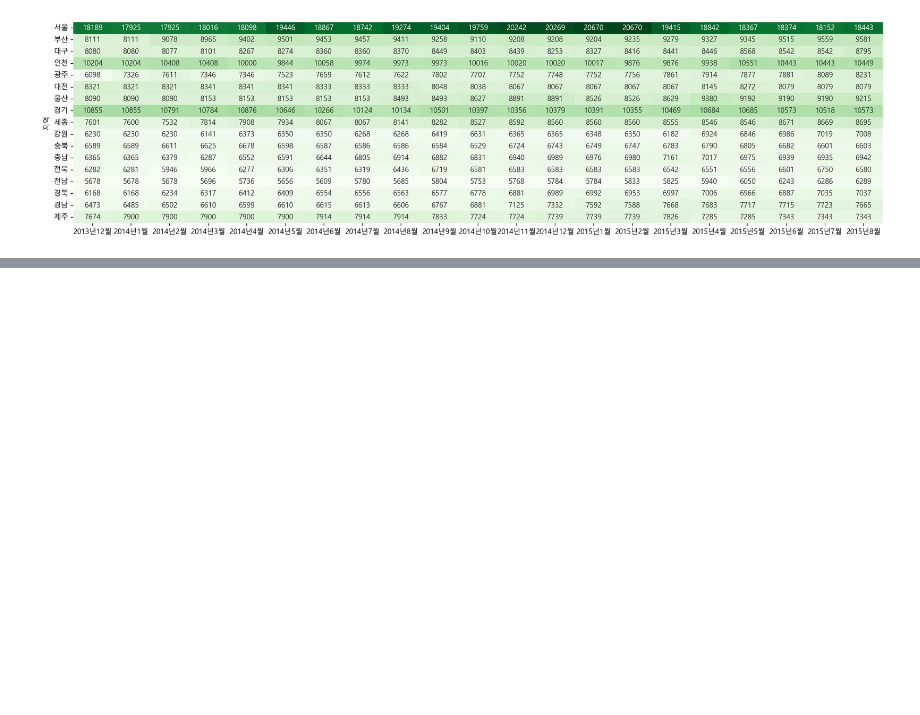
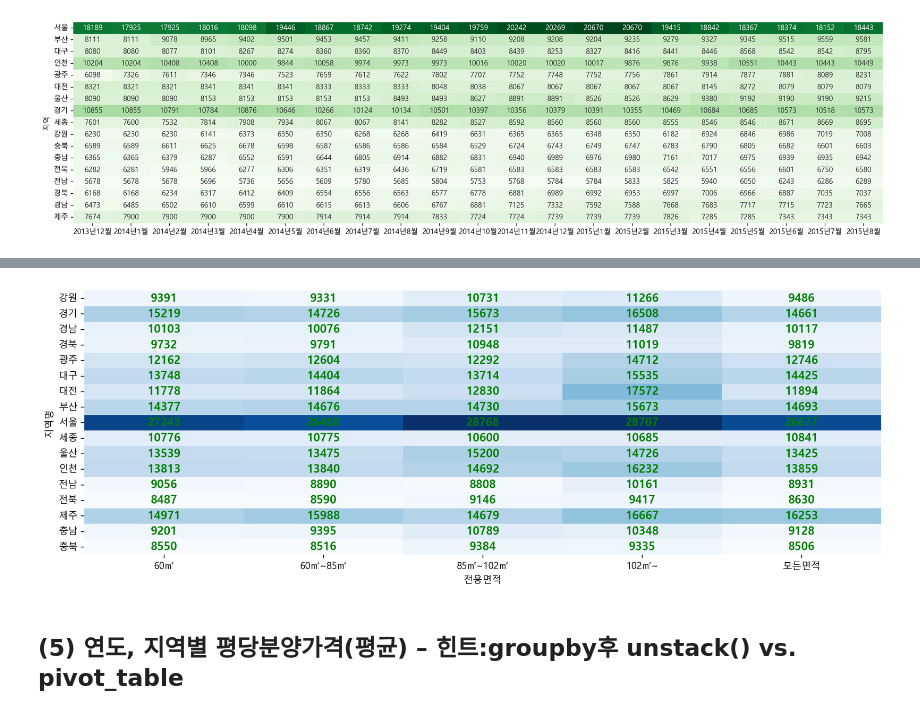
Before and after one commit to KHH0618/mbcAcademy, a Jupyter notebook: source/07_python/ch13_예1_아파트분양가격.ipynb, the cells around one changed output, grey strips where cells are left out. Saved outputs shown, nothing was run; the diff lists cells and outputs as text; code cells hidden in the pictures; blank space fills up the shorter version.

```diff
--- a/source/07_python/ch13_예1_아파트분양가격.ipynb
+++ b/source/07_python/ch13_예1_아파트분양가격.ipynb
@@ -78,0 +732,3 @@ plt.show()
+# %%
+df_last = pd.read_csv('data/df_last.csv')
+df_last.head()
@@ -78,0 +1085,10 @@ plt.show()
+# %%
+r = pd.pivot_table(
+    df_last,
+    index='지역명',
+    columns='전용면적',
+    values='평당분양가격',
+#     aggfunc='mean'
+)
+r = r[['60㎡','60㎡~85㎡','85㎡~102㎡','102㎡~','모든면적' ]]
+r
@@ -78,0 +1115,8 @@ plt.show()
+# %%
+plt.figure(figsize=(15,5)) # 현재 plt 사이즈 조정(matplotlib, sns) / seaborn 사이즈 (sns.set())
+sns.heatmap(r, cmap='Blues', annot=True, fmt='.0f', annot_kws={'color':'green','size':12, 'weight':'bold'}, cbar=False)
+plt.show()
+# %% [output]
+[figure, added]
+# %% [markdown]
+## (5) 연도, 지역별 평당분양가격(평균) – 힌트:groupby후 unstack() vs. pivot_table
```
Also changed, not shown: parts of 111 cells of this notebook, 3 other files.
